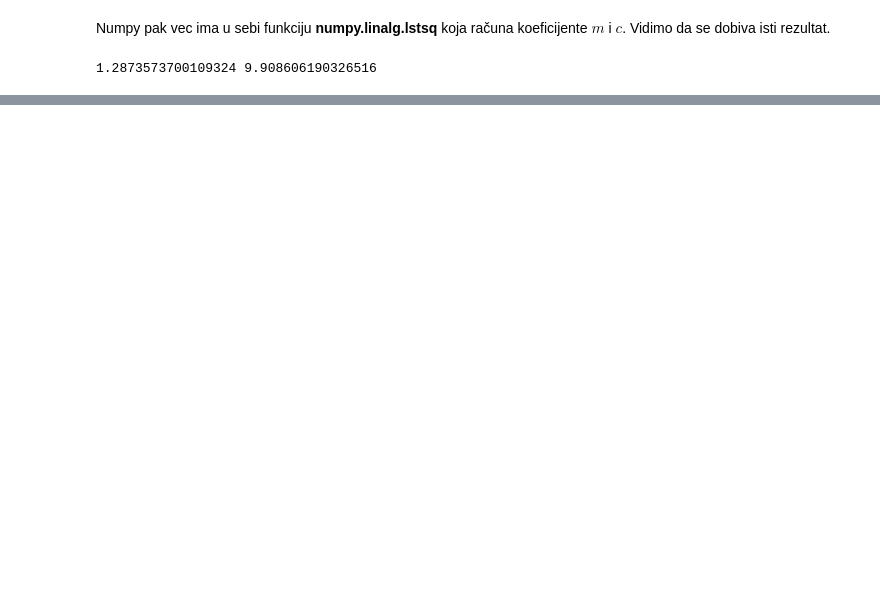
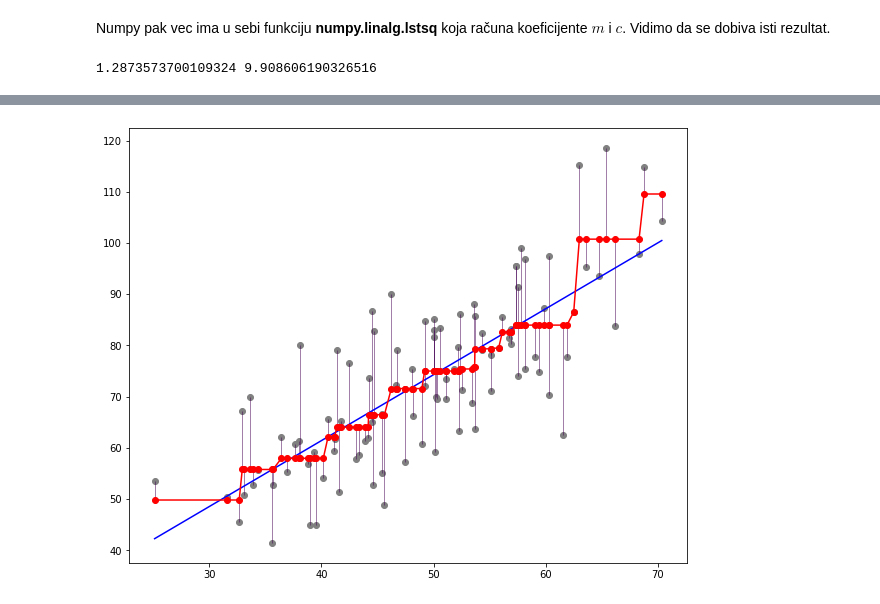
Before and after one commit to simbato/ms_zadaca, a Jupyter notebook: Zadaca - esej.ipynb, the cells around one changed output, grey strips where cells are left out. Drawn from its saved outputs; the diff is of its cells as text; code cells hidden in the pictures; blank space fills up the shorter version.

```diff
--- a/Zadaca - esej.ipynb
+++ b/Zadaca - esej.ipynb
@@ -410,0 +422,29 @@ print(m, c)
+# %%
+from sklearn.isotonic import IsotonicRegression
+from sklearn.linear_model import LinearRegression
+from matplotlib.collections import LineCollection
+
+isoReg = IsotonicRegression()
+linReg = LinearRegression()
+
+#treba sortirati tocke
+X = data.sort_values(by=['x'], ignore_index = True)['x']
+Y = data.sort_values(by=['x'], ignore_index = True)['y']
+
+y_ = isoReg.fit_transform(X, Y)
+linReg.fit(X[:, np.newaxis], Y) #pretvori X u 2-dimenzionalan za linearnu regresiju
+
+#spoji točke s točkama izotonične regresije
+segments = [[[X[i], Y[i]], [X[i],y_[i]]] for i in range(len(X))]
+lc = LineCollection(segments)
+lc.set_array(np.ones(len(Y)))
+lc.set_linewidths(np.full(len(X), 0.5))
+
+fig,ax = plt.subplots(figsize=(10,8))
+ax.scatter(X, Y, color ='gray')
+plt.plot(X, linReg.predict(X[:, np.newaxis]), 'b')
+plt.plot(X, y_, 'r.-', markersize=12)
+plt.gca().add_collection(lc)   #gca = get current axes
+plt.show()
+# %% [output]
+[figure, added]
```
Also changed, not shown: parts of 9 cells of this notebook.
